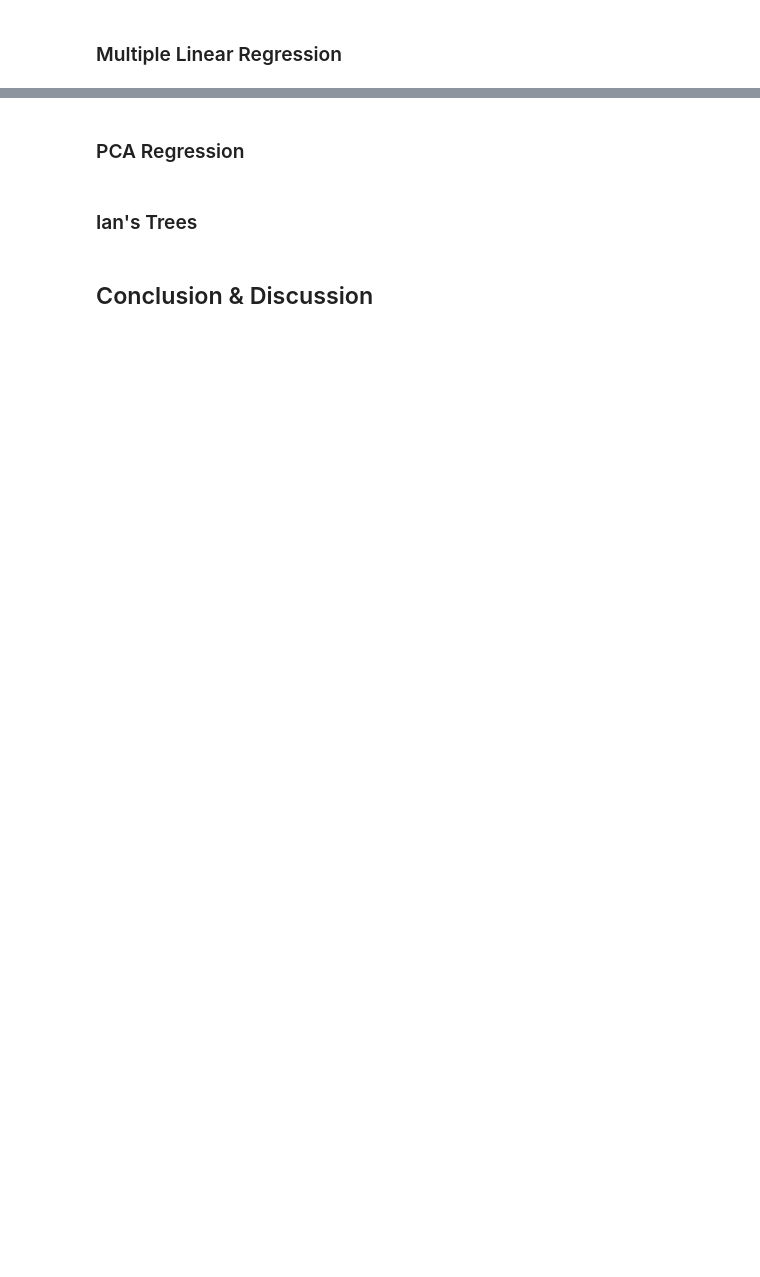
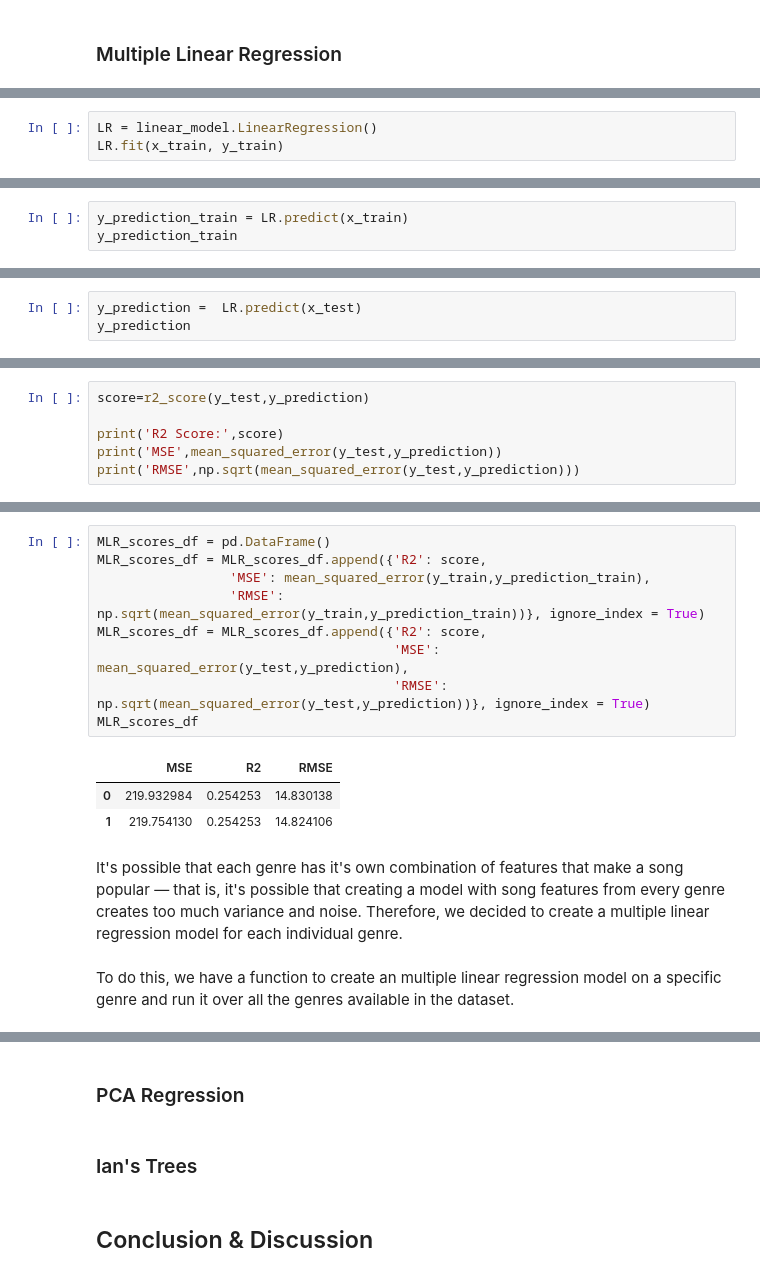
Before and after one commit to ian-gascon/cuddly-waffle, a Jupyter notebook: results/final_report_notebook.ipynb, the cells around one changed output, grey strips where cells are left out. Cells and saved outputs as stored; diff of their text form; blank space fills up the shorter version.

```diff
--- a/results/final_report_notebook.ipynb
+++ b/results/final_report_notebook.ipynb
@@ -24,0 +111,3 @@ signature, and valence.
+# %%
+LR = linear_model.LinearRegression()
+LR.fit(x_train, y_train)
@@ -24,0 +118,3 @@ signature, and valence.
+# %%
+y_prediction_train = LR.predict(x_train)
+y_prediction_train
@@ -24,0 +138,3 @@ signature, and valence.
+# %%
+y_prediction =  LR.predict(x_test)
+y_prediction
@@ -24,0 +144,6 @@ signature, and valence.
+# %%
+score=r2_score(y_test,y_prediction)
+
+print('R2 Score:',score)
+print('MSE',mean_squared_error(y_test,y_prediction))
+print('RMSE',np.sqrt(mean_squared_error(y_test,y_prediction)))
@@ -24,0 +156,17 @@ signature, and valence.
+# %%
+MLR_scores_df = pd.DataFrame()
+MLR_scores_df = MLR_scores_df.append({'R2': score,
+                 'MSE': mean_squared_error(y_train,y_prediction_train),
+                 'RMSE': np.sqrt(mean_squared_error(y_train,y_prediction_train))}, ignore_index = True)
+MLR_scores_df = MLR_scores_df.append({'R2': score,
+                                      'MSE': mean_squared_error(y_test,y_prediction),
+                                      'RMSE': np.sqrt(mean_squared_error(y_test,y_prediction))}, ignore_index = True)
+MLR_scores_df
+# %% [output]
+|  | MSE | R2 | RMSE |
+| 0 | 219.932984 | 0.254253 | 14.830138 |
+| 1 | 219.754130 | 0.254253 | 14.824106 |
+# %% [markdown]
+It's possible that each genre has it's own combination of features that make a song popular — that is, it's possible that creating a model with song features from every genre creates too much variance and noise. Therefore, we decided to create a multiple linear regression model for each individual genre.
+# %% [markdown]
+To do this, we have a function to create an multiple linear regression model on a specific genre and run it over all the genres available in the dataset.
```
Also changed, not shown: parts of 30 cells of this notebook, 1 other file.
